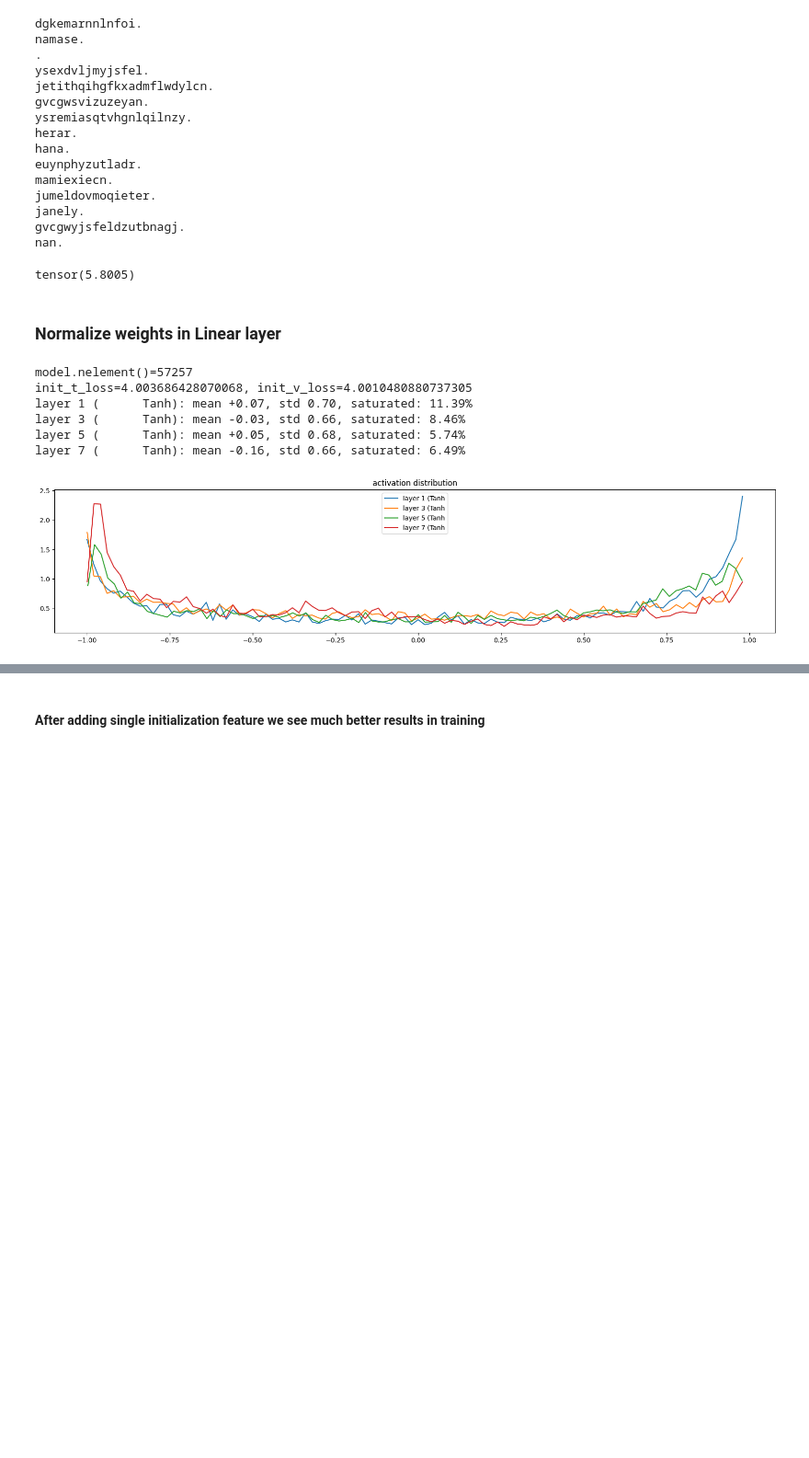
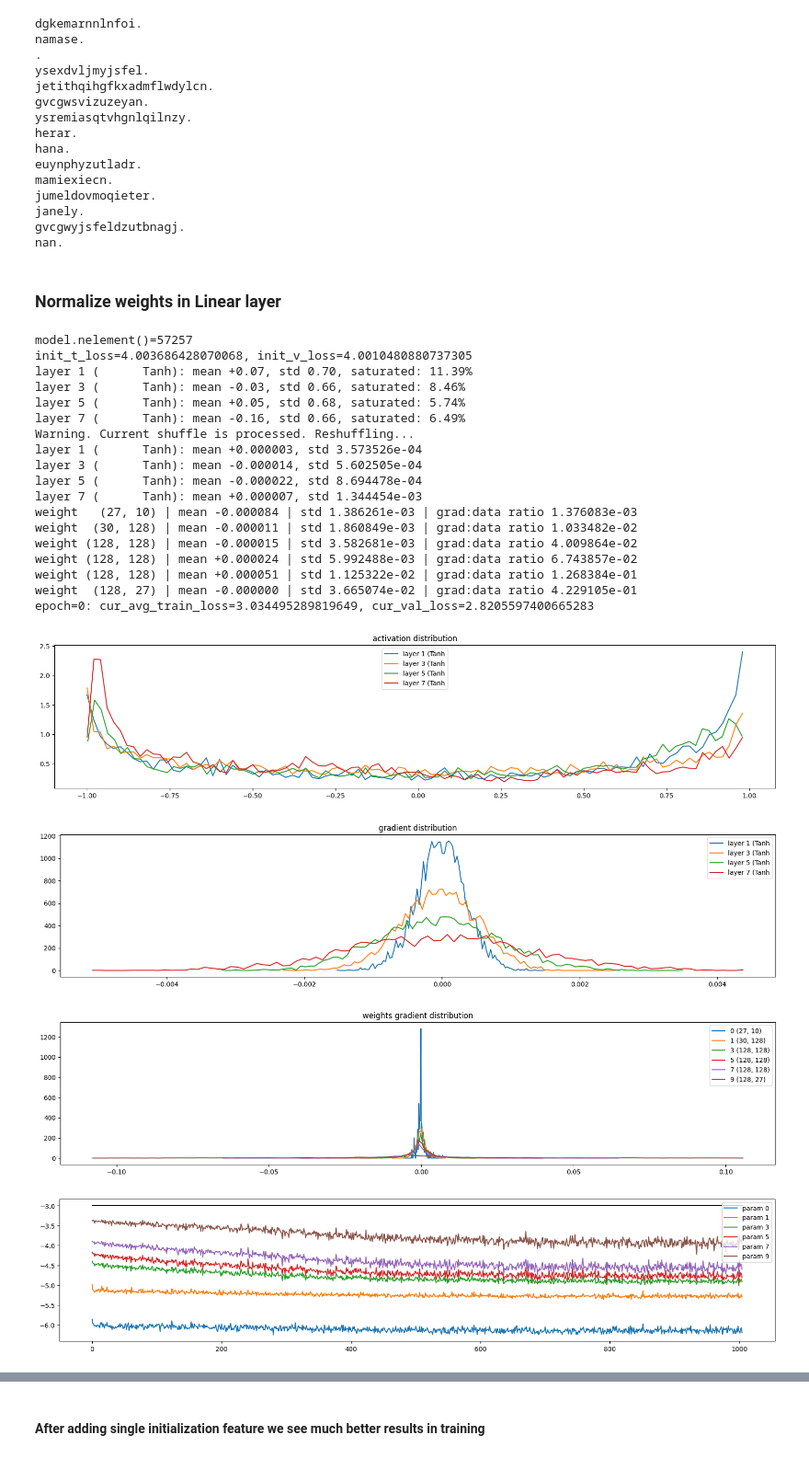
Before and after one commit to ReemBer/makemore-tutorial, a Jupyter notebook: MLP, Activations and gradient visualizations, Sophisticated initializations.ipynb, the cells around one changed output, grey strips where cells are left out. Shown at 92% size. Drawn from its saved outputs; the diff is of its cells as text; code cells hidden in the pictures; blank space fills up the shorter version.

```diff
--- a/MLP, Activations and gradient visualizations, Sophisticated initializations.ipynb
+++ b/MLP, Activations and gradient visualizations, Sophisticated initializations.ipynb
@@ -596,13 +605,6 @@ jumeldovmoqieter.
 janely.
 gvcgwyjsfeldzutbnagj.
 nan.
-# %%
-with torch.no_grad():
-    test_logits = model(test_X).cpu()
-    test_loss = F.cross_entropy(test_logits, test_y)
-    print(test_loss)
-# %% [output]
-tensor(5.8005)
 # %% [markdown]
 ### Normalize weights in Linear layer
 # %%
@@ -612,29 +614,32 @@ class LinearNormalized(Linear):
         self.W /= in_features ** 0.5
 # %%
 g = torch.Generator(device=device).manual_seed(7877)
-model = MultiLayerPerceptron(
-    vocab_size,
-    block_size,
-    n_emb=10,
-    n_hidden=128,
-    linear_layer=LinearNormalized,
-    device=device,
-    gen=g
-)
+model = MultiLayerPerceptron(vocab_size, block_size, n_emb=10, n_hidden=128, linear_layer=LinearNormalized, device=device, gen=g)
 lr_provider = ConstatntLr(1e-3)
 optimizer   = SgdOptimizer(model.parameters(), lr_provider)
 print(f"{model.nelement()=}")
-
-init_t_loss = F.cross_entropy(model(train_X.to(device)), train_y.to(device)).item()
-init_v_loss = F.cross_entropy(model(val_X.to(device)), val_y.to(device)).item()
-print(f"{init_t_loss=}, {init_v_loss=}")
-plot_forward_activations(model, layer_type=Tanh)
+plot_initialization_statistics(model, optimizer, train_ds, val_ds, device=device)
 # %% [output]
 model.nelement()=57257
 init_t_loss=4.003686428070068, init_v_loss=4.0010480880737305
 layer 1 (      Tanh): mean +0.07, std 0.70, saturated: 11.39%
 layer 3 (      Tanh): mean -0.03, std 0.66, saturated: 8.46%
 layer 5 (      Tanh): mean +0.05, std 0.68, saturated: 5.74%
 layer 7 (      Tanh): mean -0.16, std 0.66, saturated: 6.49%
+Warning. Current shuffle is processed. Reshuffling...
+layer 1 (      Tanh): mean +0.000003, std 3.573526e-04
+layer 3 (      Tanh): mean -0.000014, std 5.602505e-04
+layer 5 (      Tanh): mean -0.000022, std 8.694478e-04
+layer 7 (      Tanh): mean +0.000007, std 1.344454e-03
+weight   (27, 10) | mean -0.000084 | std 1.386261e-03 | grad:data ratio 1.376083e-03
+weight  (30, 128) | mean -0.000011 | std 1.860849e-03 | grad:data ratio 1.033482e-02
+weight (128, 128) | mean -0.000015 | std 3.582681e-03 | grad:data ratio 4.009864e-02
+weight (128, 128) | mean +0.000024 | std 5.992488e-03 | grad:data ratio 6.743857e-02
+weight (128, 128) | mean +0.000051 | std 1.125322e-02 | grad:data ratio 1.268384e-01
+weight  (128, 27) | mean -0.000000 | std 3.665074e-02 | grad:data ratio 4.229105e-01
+epoch=0: cur_avg_train_loss=3.034495289819649, cur_val_loss=2.8205597400665283
 [figure]
+[figure, added]
+[figure, added]
+[figure, added]
 # %% [markdown]
```
Also changed, not shown: parts of 47 cells of this notebook.
